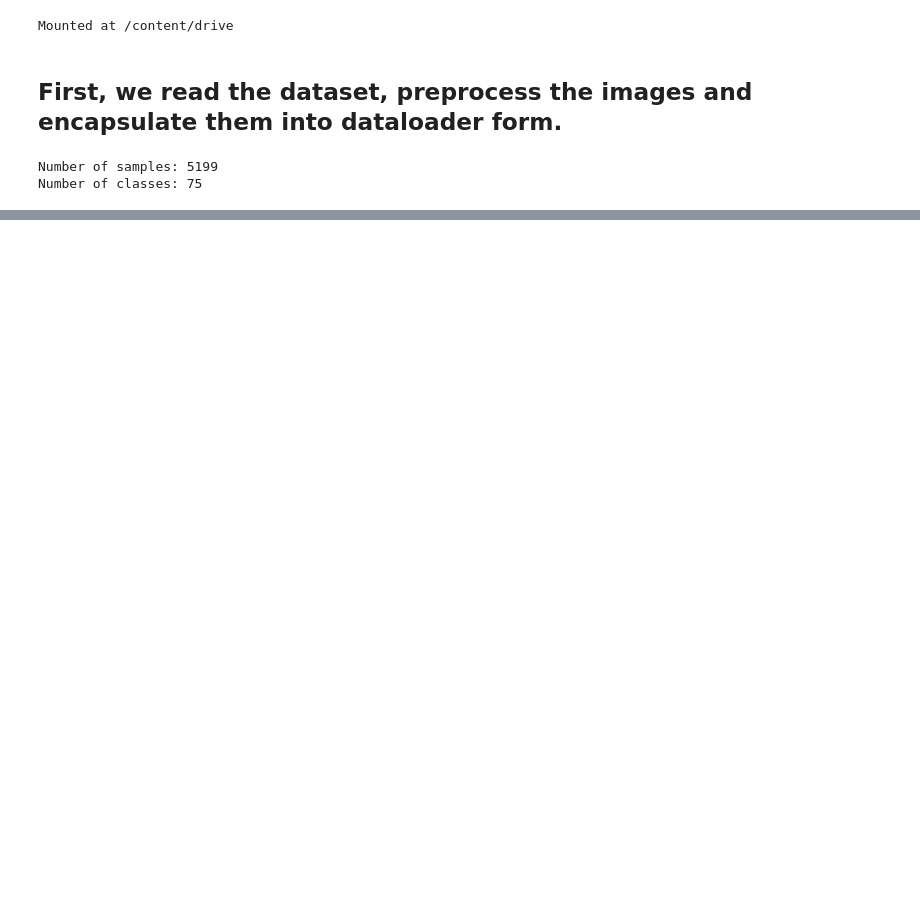
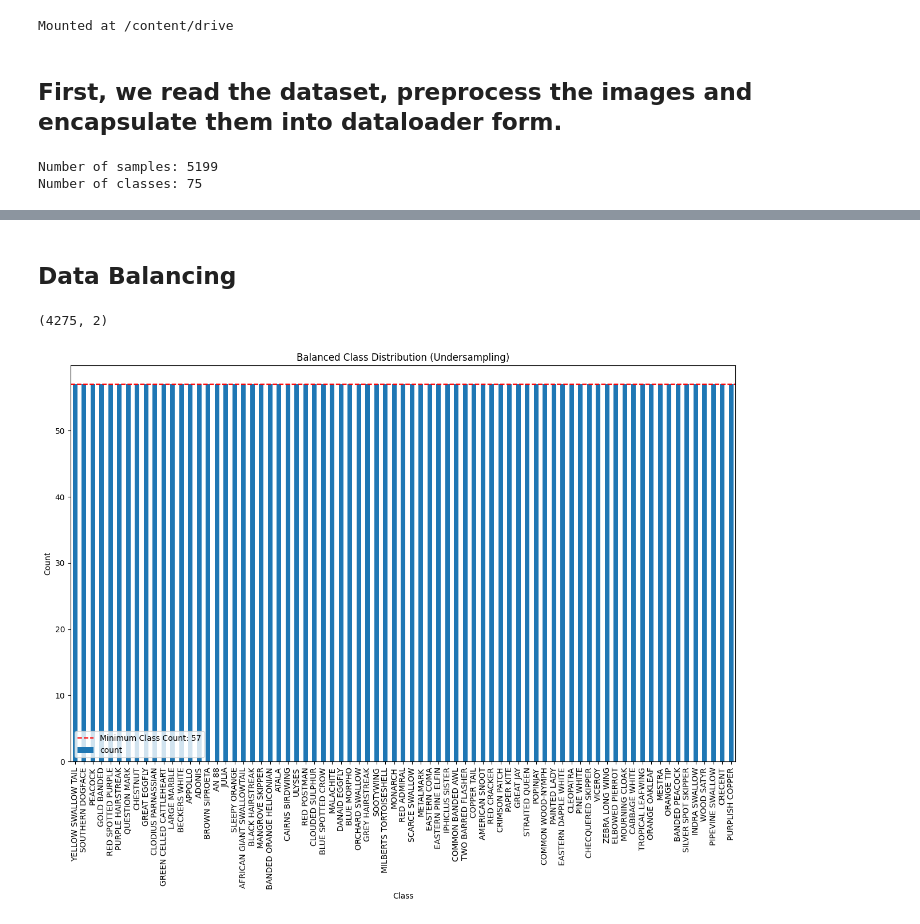
Before and after one commit to Tuco711/AML_Butterfly, a Jupyter notebook: TP1-students.ipynb, the cells around one changed output, grey strips where cells are left out. Drawn from its saved outputs; the diff is of its cells as text; code cells hidden in the pictures; blank space fills up the shorter version.

```diff
--- a/TP1-students.ipynb
+++ b/TP1-students.ipynb
@@ -73,3 +110,34 @@ Number of classes: 75
+# %% [markdown]
+## Data Balancing
+# %%
+# Undersampling
+from sklearn.utils import resample
+
+# Separate minority class to all classes and undersample all classes
+balanced_df = pd.DataFrame()
+for label in class_counts.index:
+    class_subset = df[df['label'] == label]
+    balanced_subset = resample(class_subset, replace=False, n_samples=class_counts.min(), random_state=42)
+    balanced_df = pd.concat([balanced_df, balanced_subset])
+
+# Shuffle the balanced dataset
+balanced_df = balanced_df.sample(frac=1, random_state=42).reset_index(drop=True)
+
+print(balanced_df.shape)
+# Plot balanced class distribution
+balanced_class_counts = balanced_df['label'].value_counts()
+plt.figure(figsize=(15, 9))
+balanced_class_counts.plot(kind='bar')
+plt.title('Balanced Class Distribution (Undersampling)')
+plt.xlabel('Class')
+plt.ylabel('Count')
+plt.axhline(y=balanced_class_counts.min(), color='red', linestyle='--', label=f'Minimum Class Count: {balanced_class_counts.min()}')
+plt.xticks(rotation=90)
+plt.legend()
+plt.show()
+# %% [output]
+(4275, 2)
+[figure, added]
 # %%
 # Get a batch of images from the dataloader
 images, labels = next(iter(dataloader))
```
Also changed, not shown: parts of 3 cells of this notebook.
